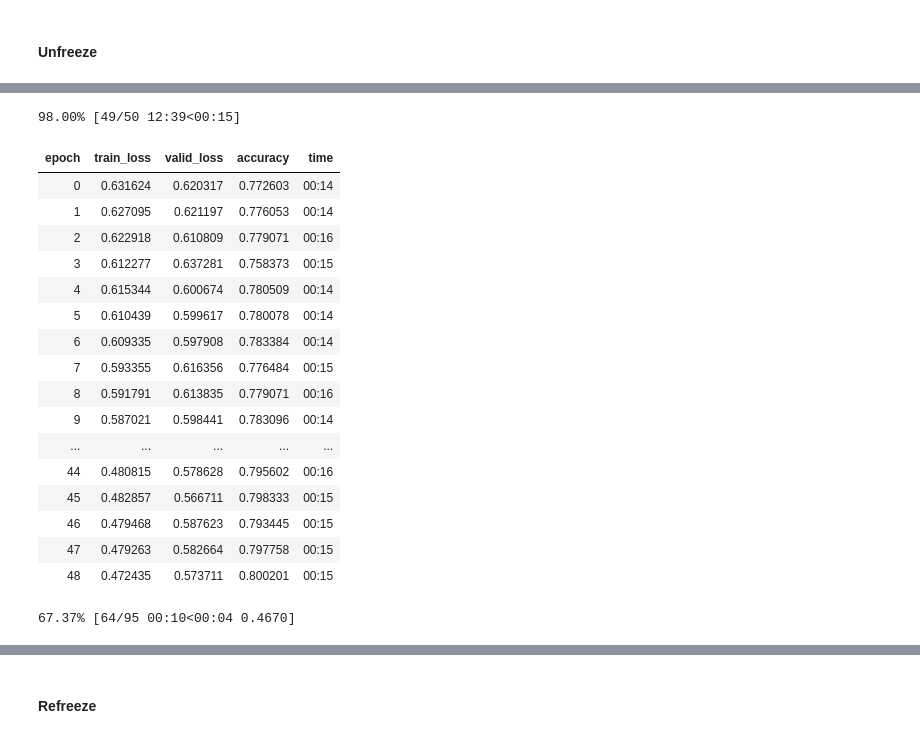
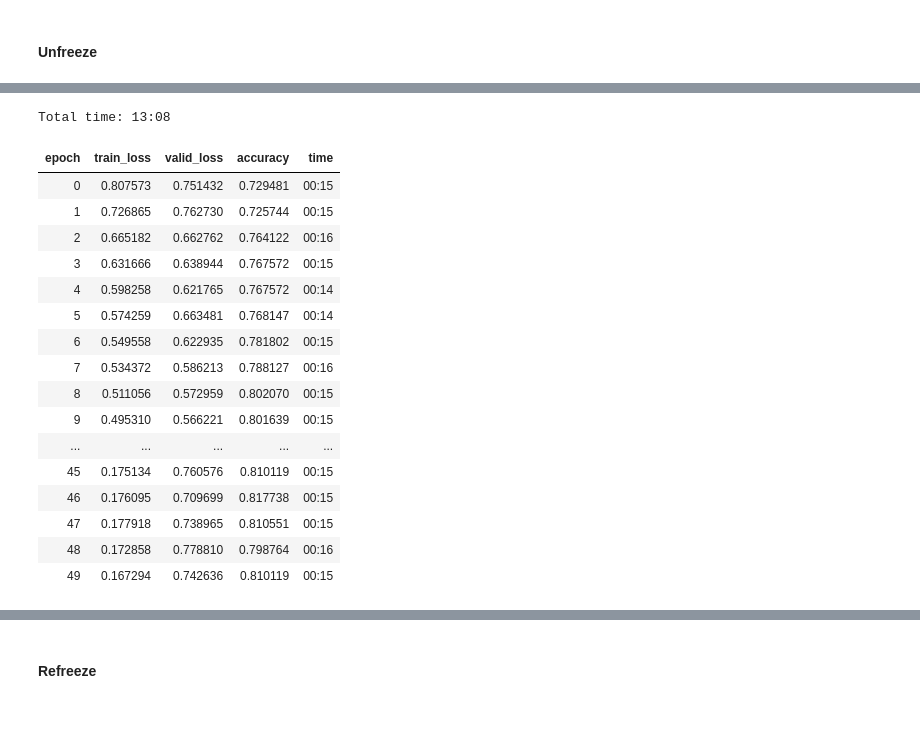
Before and after one commit to qnkhuat/emotion_train, a Jupyter notebook: restnet18-fastai.ipynb, the cells around one changed output, grey strips where cells are left out. Saved outputs shown, nothing was run; the diff lists cells and outputs as text; code cells hidden in the pictures.

```diff
--- a/restnet18-fastai.ipynb
+++ b/restnet18-fastai.ipynb
@@ -32,7 +59,7 @@ import torch
 # vars for models logging
 
 TRAIN_LOG_DIR = 'train_log'
-MODEL_NAME = 'resnet18_fastai'
+MODEL_NAME = get_notebook_name().split('.')[0]
 
 os.makedirs(pjoin(TRAIN_LOG_DIR,MODEL_NAME),exist_ok=True)
 
@@ -116,2 +142,2 @@ Total time: 03:02
 # %%
-learn.fit(12,lr)
+#learn.fit(12,lr)
@@ -148,2 +159,2 @@ lr=3e-5
 # %%
-learn.fit_one_cycle(20,slice(lr))
+#learn.fit_one_cycle(20,slice(lr))
@@ -170,22 +161,21 @@ learn.fit_one_cycle(20,slice(lr))
 # %%
-learn.fit(50,lr=10e-5)
+learn.fit(50)
 # %% [output]
-98.00% [49/50 12:39<00:15]
+Total time: 13:08
 | epoch | train_loss | valid_loss | accuracy | time |
-| 0 | 0.631624 | 0.620317 | 0.772603 | 00:14 |
-| 1 | 0.627095 | 0.621197 | 0.776053 | 00:14 |
-| 2 | 0.622918 | 0.610809 | 0.779071 | 00:16 |
-| 3 | 0.612277 | 0.637281 | 0.758373 | 00:15 |
-| 4 | 0.615344 | 0.600674 | 0.780509 | 00:14 |
-| 5 | 0.610439 | 0.599617 | 0.780078 | 00:14 |
-| 6 | 0.609335 | 0.597908 | 0.783384 | 00:14 |
-| 7 | 0.593355 | 0.616356 | 0.776484 | 00:15 |
-| 8 | 0.591791 | 0.613835 | 0.779071 | 00:16 |
-| 9 | 0.587021 | 0.598441 | 0.783096 | 00:14 |
+| 0 | 0.807573 | 0.751432 | 0.729481 | 00:15 |
+| 1 | 0.726865 | 0.762730 | 0.725744 | 00:15 |
+| 2 | 0.665182 | 0.662762 | 0.764122 | 00:16 |
+| 3 | 0.631666 | 0.638944 | 0.767572 | 00:15 |
+| 4 | 0.598258 | 0.621765 | 0.767572 | 00:14 |
+| 5 | 0.574259 | 0.663481 | 0.768147 | 00:14 |
+| 6 | 0.549558 | 0.622935 | 0.781802 | 00:15 |
+| 7 | 0.534372 | 0.586213 | 0.788127 | 00:16 |
+| 8 | 0.511056 | 0.572959 | 0.802070 | 00:15 |
+| 9 | 0.495310 | 0.566221 | 0.801639 | 00:15 |
 | ... | ... | ... | ... | ... |
-| 44 | 0.480815 | 0.578628 | 0.795602 | 00:16 |
-| 45 | 0.482857 | 0.566711 | 0.798333 | 00:15 |
-| 46 | 0.479468 | 0.587623 | 0.793445 | 00:15 |
-| 47 | 0.479263 | 0.582664 | 0.797758 | 00:15 |
-| 48 | 0.472435 | 0.573711 | 0.800201 | 00:15 |
+| 45 | 0.175134 | 0.760576 | 0.810119 | 00:15 |
+| 46 | 0.176095 | 0.709699 | 0.817738 | 00:15 |
+| 47 | 0.177918 | 0.738965 | 0.810551 | 00:15 |
+| 48 | 0.172858 | 0.778810 | 0.798764 | 00:16 |
+| 49 | 0.167294 | 0.742636 | 0.810119 | 00:15 |
-67.37% [64/95 00:10<00:04 0.4670]
```
Also changed, not shown: parts of 31 cells of this notebook, 6 other files.
